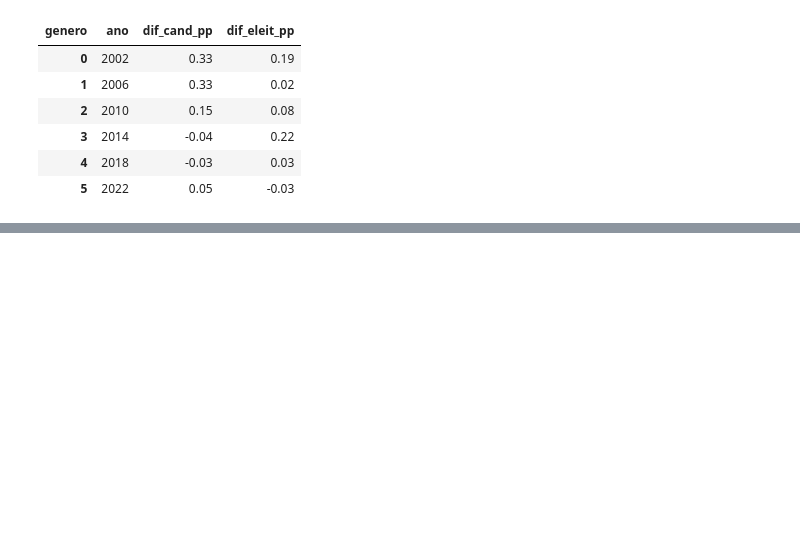
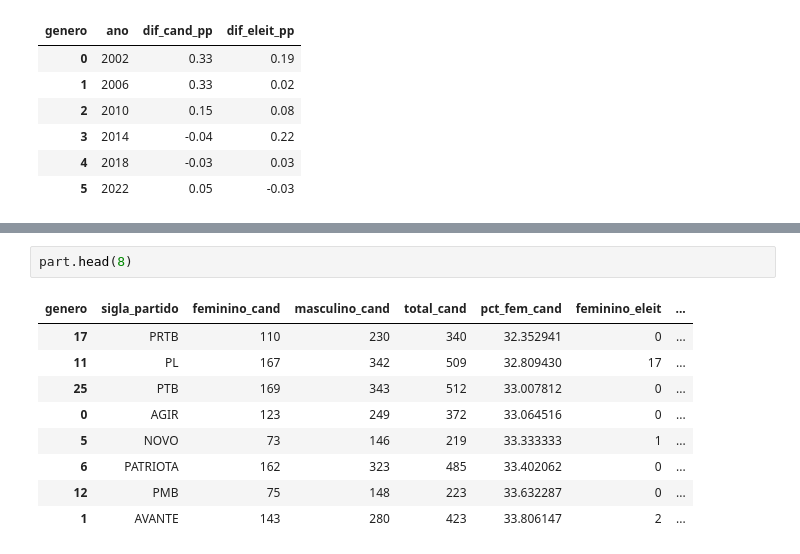
Before and after one commit to annabrinkhus/projeto_aedv, a Jupyter notebook: notebooks/questao2.ipynb, the cells around one changed output, grey strips where cells are left out. Drawn from its saved outputs; the diff is of its cells as text; blank space fills up the shorter version.

```diff
--- a/notebooks/questao2.ipynb
+++ b/notebooks/questao2.ipynb
@@ -404,0 +487,12 @@ comp[["ano", "dif_cand_pp", "dif_eleit_pp"]].round(2)
+# %%
+part.head(8)
+# %% [output]
+| genero | sigla_partido | feminino_cand | masculino_cand | total_cand | pct_fem_cand | feminino_eleit | ... |
+| 17 | PRTB | 110 | 230 | 340 | 32.352941 | 0 | ... |
+| 11 | PL | 167 | 342 | 509 | 32.809430 | 17 | ... |
+| 25 | PTB | 169 | 343 | 512 | 33.007812 | 0 | ... |
+| 0 | AGIR | 123 | 249 | 372 | 33.064516 | 0 | ... |
+| 5 | NOVO | 73 | 146 | 219 | 33.333333 | 1 | ... |
+| 6 | PATRIOTA | 162 | 323 | 485 | 33.402062 | 0 | ... |
+| 12 | PMB | 75 | 148 | 223 | 33.632287 | 0 | ... |
+| 1 | AVANTE | 143 | 280 | 423 | 33.806147 | 2 | ... |
```
Also changed, not shown: parts of 14 cells of this notebook, 1 other file.
